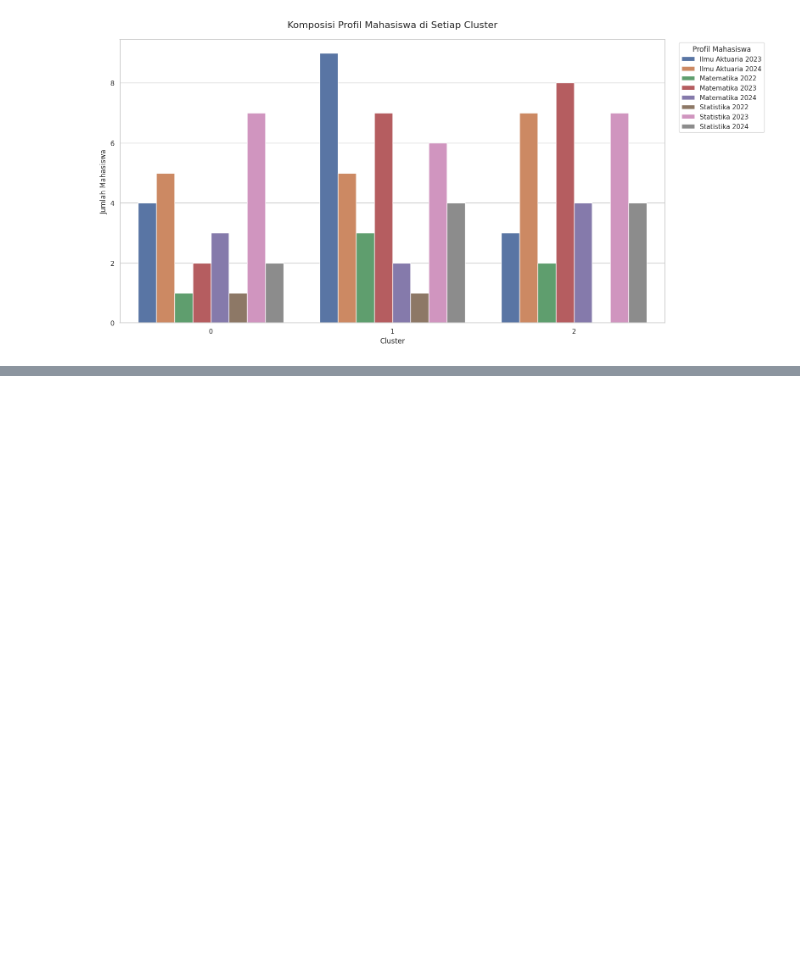
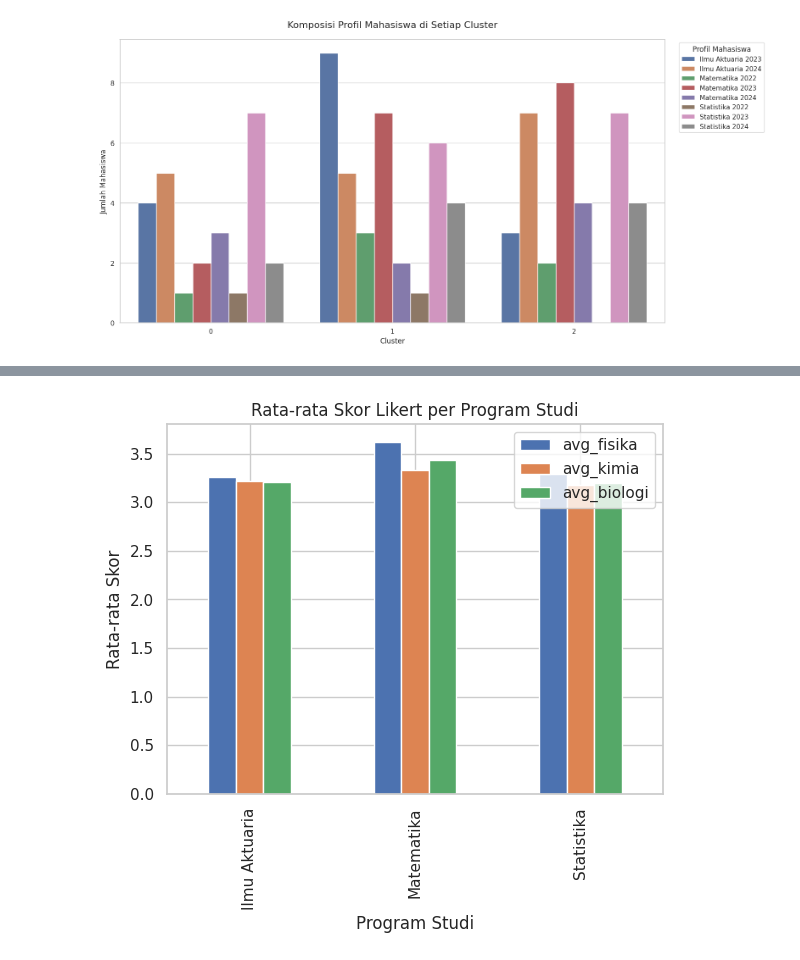
Before and after one commit to EvansKizito/SAMPLING-DAN-RANCANGAN-SURVEY, a Jupyter notebook: cluster_and_sentiment.ipynb, the cells around one changed output, grey strips where cells are left out. Saved outputs shown, nothing was run; the diff lists cells and outputs as text; code cells hidden in the pictures; blank space fills up the shorter version.

```diff
--- a/cluster_and_sentiment.ipynb
+++ b/cluster_and_sentiment.ipynb
@@ -363,3 +408,16 @@ plt.tight_layout()
 plt.show()
 # %% [output]
 [figure]
+# %%
+# Identify the columns that indicate whether the respondent has taken the course
+courses_taken_cols = ['Pernah_Fisika', 'Pernah_Kimia', 'Pernah_Biologi']
+
+# Calculate the number of courses taken for each respondent
+df['num_courses_taken'] = df[courses_taken_cols].sum(axis=1)
+
+# Group by the number of courses taken and calculate the average sentiment for each group
+avg_sentiment_per_courses = df.groupby('num_courses_taken')['sentiment'].mean().reset_index()
+
+
+# Show the first few rows of the result
+avg_sentiment_per_courses.head()
@@ -365,0 +446,11 @@ plt.show()
+# %%
+fisika_cols = [c for c in df.columns if '[Fisika' in c]
+kimia_cols = [c for c in df.columns if '[Kimia' in c]
+biologi_cols = [c for c in df.columns if '[Biologi' in c]
+for cols in [fisika_cols, kimia_cols, biologi_cols]:
+    df[cols] = df[cols].apply(pd.to_numeric, errors='coerce')
+
+df['avg_fisika'] = df[fisika_cols].mean(axis=1)
+df['avg_kimia'] = df[kimia_cols].mean(axis=1)
+df['avg_biologi'] = df[biologi_cols].mean(axis=1)
+df[['avg_fisika','avg_kimia','avg_biologi']].head()
@@ -365,0 +464,8 @@ plt.show()
+# %%
+mean_by_study = df.groupby('Program Studi')[['avg_fisika','avg_kimia','avg_biologi']].mean()
+mean_by_study.plot(kind='bar')
+plt.ylabel('Rata-rata Skor')
+plt.title('Rata-rata Skor Likert per Program Studi')
+plt.show()
+# %% [output]
+[figure, added]
```
Also changed, not shown: parts of 13 cells of this notebook.
